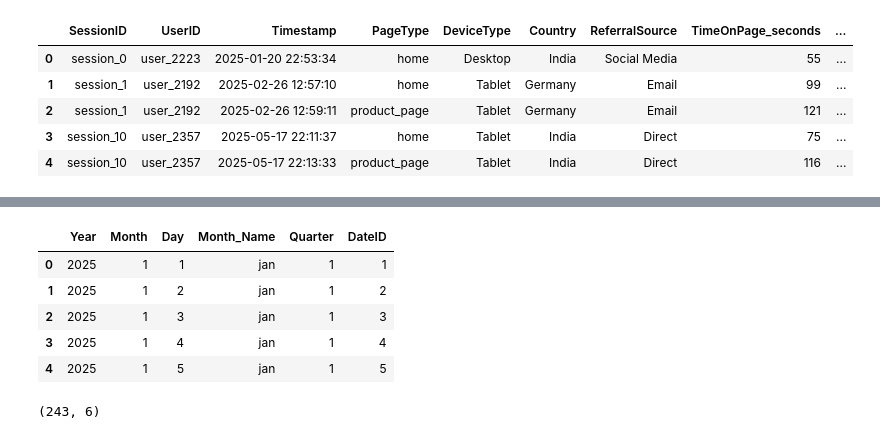
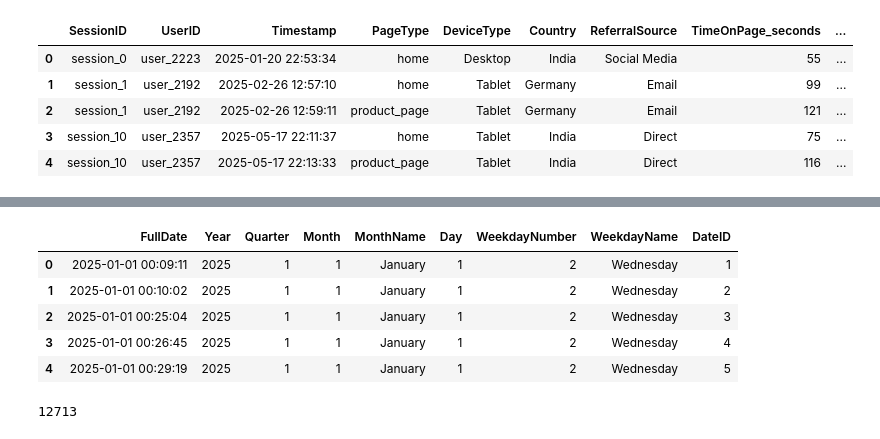
Before and after one commit to davisilva4/funnel_analysis, a Jupyter notebook: notebooks/silver_to_gold.ipynb, the cells around one changed output, grey strips where cells are left out. Cells and saved outputs as stored; diff of their text form; code cells hidden in the pictures.

```diff
--- a/notebooks/silver_to_gold.ipynb
+++ b/notebooks/silver_to_gold.ipynb
@@ -12,0 +10,4 @@ silver_df = read_file("data/silver/customer_journey_silver.csv")
+# %%
+print("lendo silver...")
+silver_df = pd.read_csv("data/silver/customer_journey_silver.csv")
+print(f"print {len(silver_df):,} linhas | {silver_df['SessionID'].nunique():,} sessões | {silver_df['UserID'].nunique():,} usuários")
@@ -64,0 +75,23 @@ def merge_calendar(df: pd.DataFrame, calendar: pd.DataFrame) -> pd.DataFrame:
+# %%
+dim_calendar = pd.DataFrame()
+dim_calendar["FullDate"] = pd.to_datetime(silver_df["Timestamp"]).drop_duplicates().sort_values(ascending=True).reset_index(drop=True)
+dim_calendar["Year"] = dim_calendar["FullDate"].dt.year
+dim_calendar["Quarter"] = dim_calendar["FullDate"].dt.quarter
+dim_calendar["Month"] = dim_calendar["FullDate"].dt.month
+dim_calendar["MonthName"] = dim_calendar["FullDate"].dt.strftime("%B")
+dim_calendar["Day"] = dim_calendar["FullDate"].dt.day
+dim_calendar["WeekdayNumber"] = dim_calendar["FullDate"].dt.dayofweek   # 0=Mon, 6=Sun
+dim_calendar["WeekdayName"] = dim_calendar["FullDate"].dt.strftime("%A")
+dim_calendar["DateID"] = dim_calendar.index + 1
+dim_calendar.head(5)
+# %% [output]
+|  | FullDate | Year | Quarter | Month | MonthName | Day | WeekdayNumber | WeekdayName | DateID |
+| 0 | 2025-01-01 00:09:11 | 2025 | 1 | 1 | January | 1 | 2 | Wednesday | 1 |
+| 1 | 2025-01-01 00:10:02 | 2025 | 1 | 1 | January | 1 | 2 | Wednesday | 2 |
+| 2 | 2025-01-01 00:25:04 | 2025 | 1 | 1 | January | 1 | 2 | Wednesday | 3 |
+| 3 | 2025-01-01 00:26:45 | 2025 | 1 | 1 | January | 1 | 2 | Wednesday | 4 |
+| 4 | 2025-01-01 00:29:19 | 2025 | 1 | 1 | January | 1 | 2 | Wednesday | 5 |
+# %%
+len(dim_calendar)
+# %% [output]
+12713
@@ -77,14 +112,0 @@ def save_file(df: pd.DataFrame, path: str) -> None:
-# %%
-calendar_dim = make_calendar_dimension("Timestamp", silver_df)
-calendar_dim.head(5)
-# %% [output]
-|  | Year | Month | Day | Month_Name | Quarter | DateID |
-| 0 | 2025 | 1 | 1 | jan | 1 | 1 |
-| 1 | 2025 | 1 | 2 | jan | 1 | 2 |
-| 2 | 2025 | 1 | 3 | jan | 1 | 3 |
-| 3 | 2025 | 1 | 4 | jan | 1 | 4 |
-| 4 | 2025 | 1 | 5 | jan | 1 | 5 |
-# %%
-calendar_dim.shape
-# %% [output]
-(243, 6)
```
Also changed, not shown: parts of 16 cells of this notebook, 9 other files.
